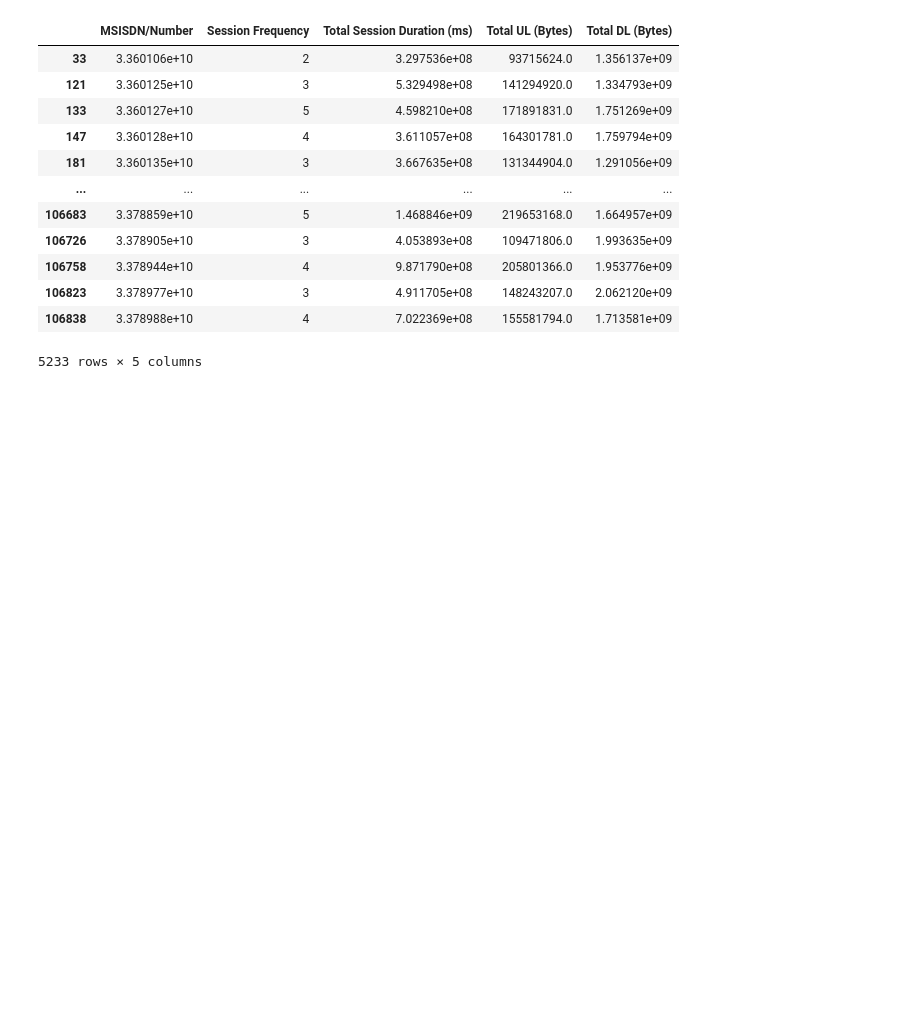
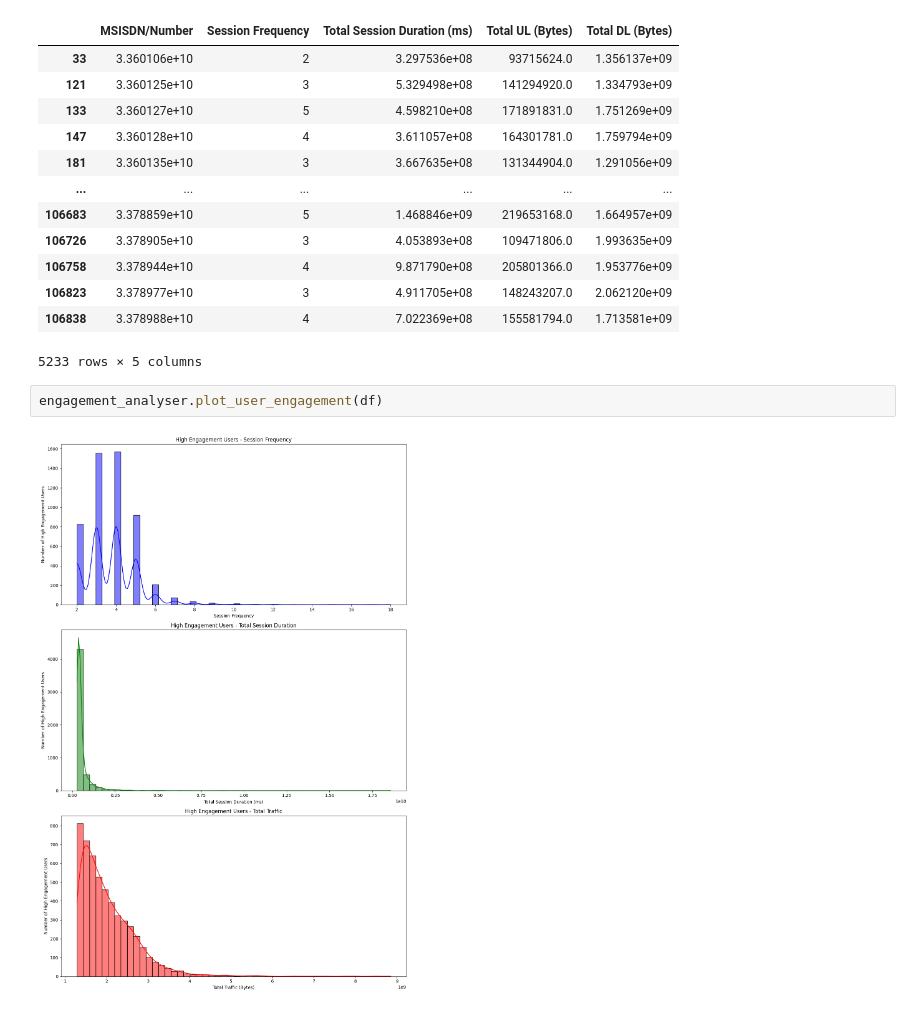
Before and after one commit to GetieBalew24/TellCo_Telecom_Analysis, a Jupyter notebook: notebooks/user_engagement_analysis.ipynb, the cells around one changed output. Saved outputs shown, nothing was run; the diff lists cells and outputs as text; blank space fills up the shorter version.

Commit message:
plot user engagement

```diff
--- a/notebooks/user_engagement_analysis.ipynb
+++ b/notebooks/user_engagement_analysis.ipynb
@@ -75,3 +75,7 @@ engagement_analyser.high_engagement_users(df)
 | 106823 | 3.378977e+10 | 3 | 4.911705e+08 | 148243207.0 | 2.062120e+09 |
 | 106838 | 3.378988e+10 | 4 | 7.022369e+08 | 155581794.0 | 1.713581e+09 |
 5233 rows × 5 columns
+# %%
+engagement_analyser.plot_user_engagement(df)
+# %% [output]
+[figure, added]
```
Also changed, not shown: 1 other file.
